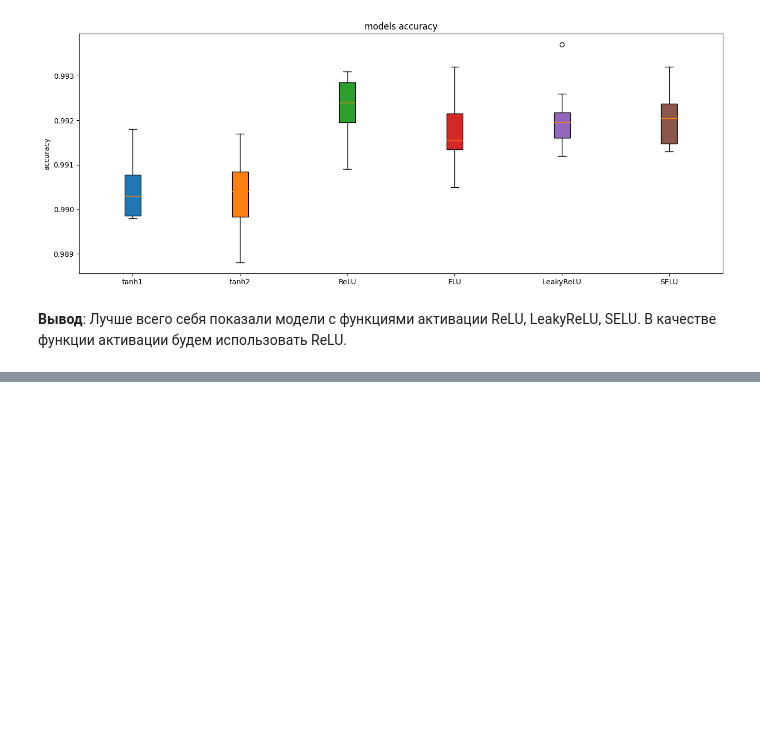
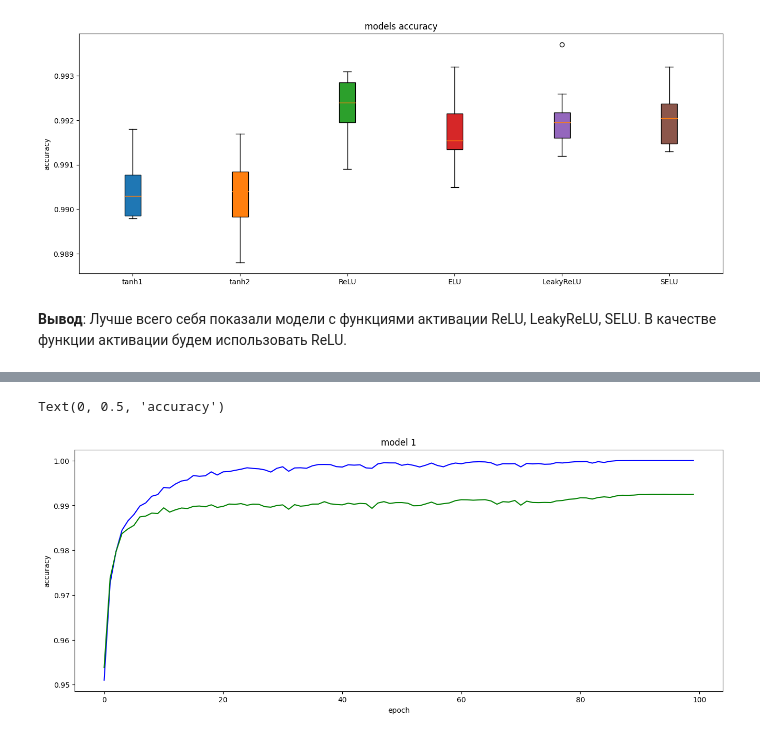
Before and after one commit to KORALLLL/summer_practice, a Jupyter notebook: projects/CNN_investigation.ipynb, the cells around one changed output, grey strips where cells are left out. Cells and saved outputs as stored; diff of their text form; code cells hidden in the pictures; blank space fills up the shorter version.

```diff
--- a/projects/CNN_investigation.ipynb
+++ b/projects/CNN_investigation.ipynb
@@ -988,0 +1376,9 @@ Text(0.5, 1.0, 'models accuracy')
+# %%
+plt.plot(range(100), train_means[1], c = 'blue', label = 'train_accuracy')
+plt.plot(range(100), test_means[1], c = 'green', label = 'test_accuracy')
+plt.title('model 1')
+plt.xlabel('epoch')
+plt.ylabel('accuracy')
+# %% [output]
+Text(0, 0.5, 'accuracy')
+[figure, added]
```
Also changed, not shown: parts of 14 cells of this notebook.
